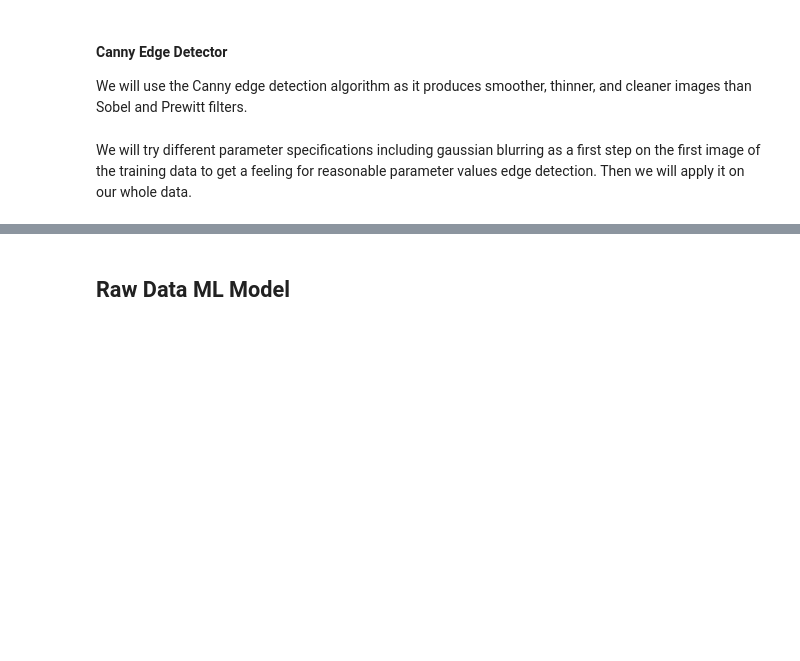
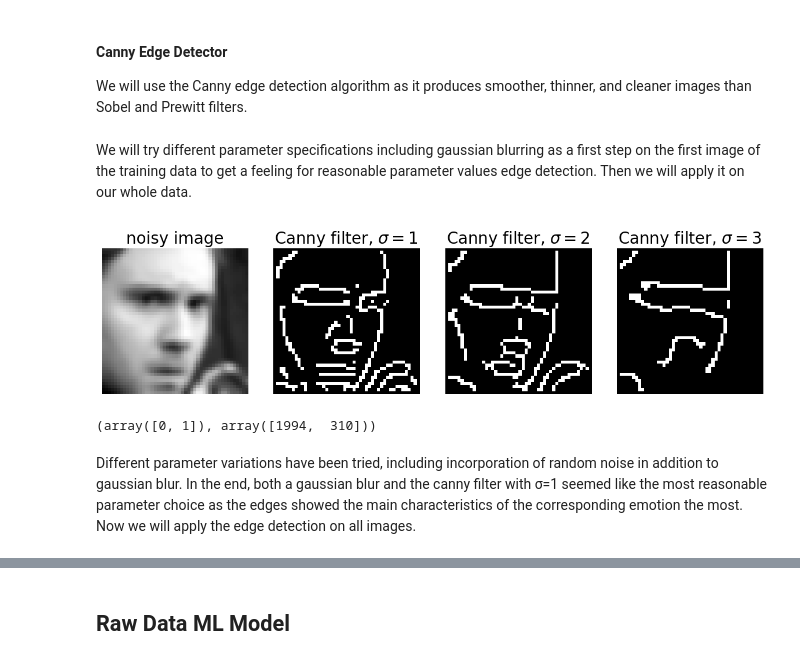
Before and after one commit to felix-rosenberger/image-classification, a Jupyter notebook: Image_Classification.ipynb, the cells around one changed output, grey strips where cells are left out. Saved outputs shown, nothing was run; the diff lists cells and outputs as text; code cells hidden in the pictures; blank space fills up the shorter version.

Commit message:
extracted image edges

```diff
--- a/Image_Classification.ipynb
+++ b/Image_Classification.ipynb
@@ -481,0 +474,37 @@ edges2 = feature.canny(image, sigma=3)
+# %%
+# apply gaussian blur
+image = ndi.gaussian_filter(train[0], sigma=1)
+
+# compute canny filter for two values of sigma
+edges1 = canny(image, sigma=1)
+edges2 = canny(image, sigma=2)
+edges3 = canny(image, sigma=3)
+
+# display results
+fig, ax = plt.subplots(nrows=1, ncols=4, figsize=(12, 3))
+
+ax[0].imshow(image, cmap='gray') # blurred image
+ax[0].set_title('noisy image', fontsize=20)
+
+ax[1].imshow(edges1, cmap='gray')
+ax[1].set_title(r'Canny filter, $\sigma=1$', fontsize=20)
+
+ax[2].imshow(edges2, cmap='gray')
+ax[2].set_title(r'Canny filter, $\sigma=2$', fontsize=20)
+
+ax[3].imshow(edges3, cmap='gray')
+ax[3].set_title(r'Canny filter, $\sigma=3$', fontsize=20)
+
+for a in ax:
+    a.axis('off')
+
+fig.tight_layout()
+plt.show()
+# %% [output]
+[figure, added]
+# %%
+np.unique(edges1.astype(int), return_counts=True)
+# %% [output]
+(array([0, 1]), array([1994,  310]))
+# %% [markdown]
+Different parameter variations have been tried, including incorporation of random noise in addition to gaussian blur. In the end, both a gaussian blur and the canny filter with σ=1 seemed like the most reasonable parameter choice as the edges showed the main characteristics of the corresponding emotion the most. Now we will apply the edge detection on all images.
```
Also changed, not shown: parts of 9 cells of this notebook.
